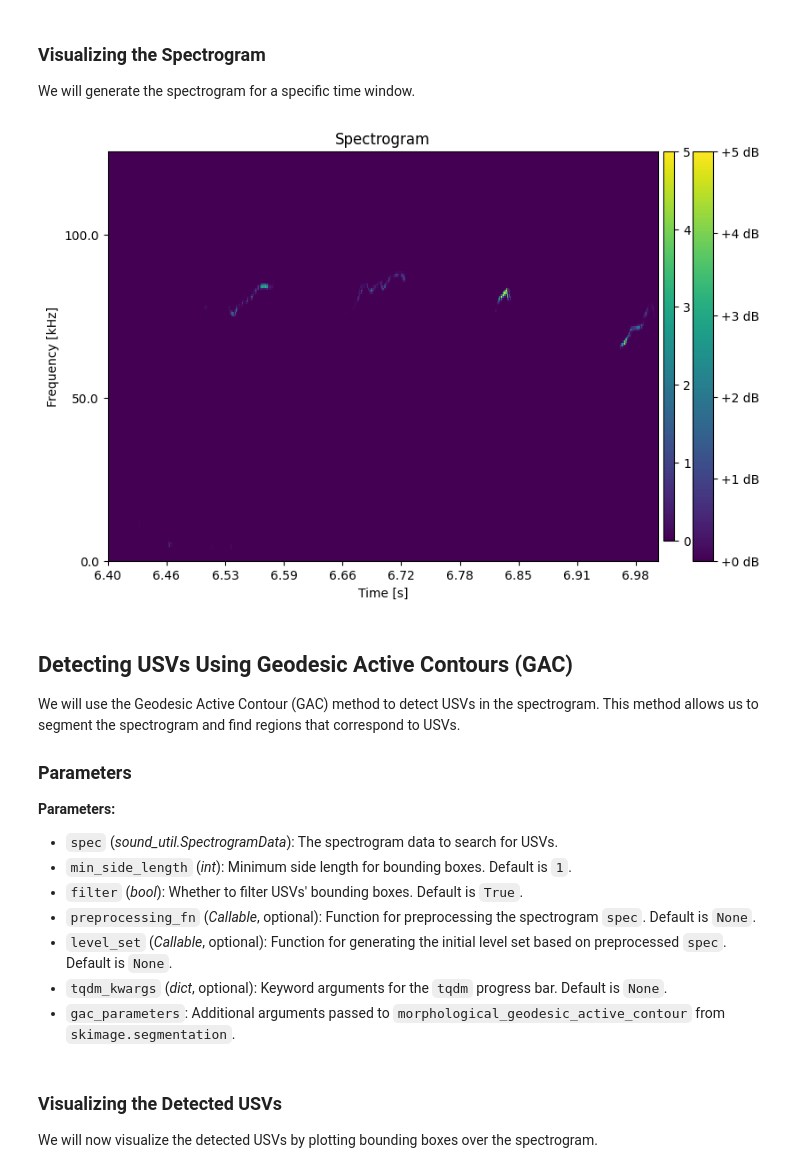
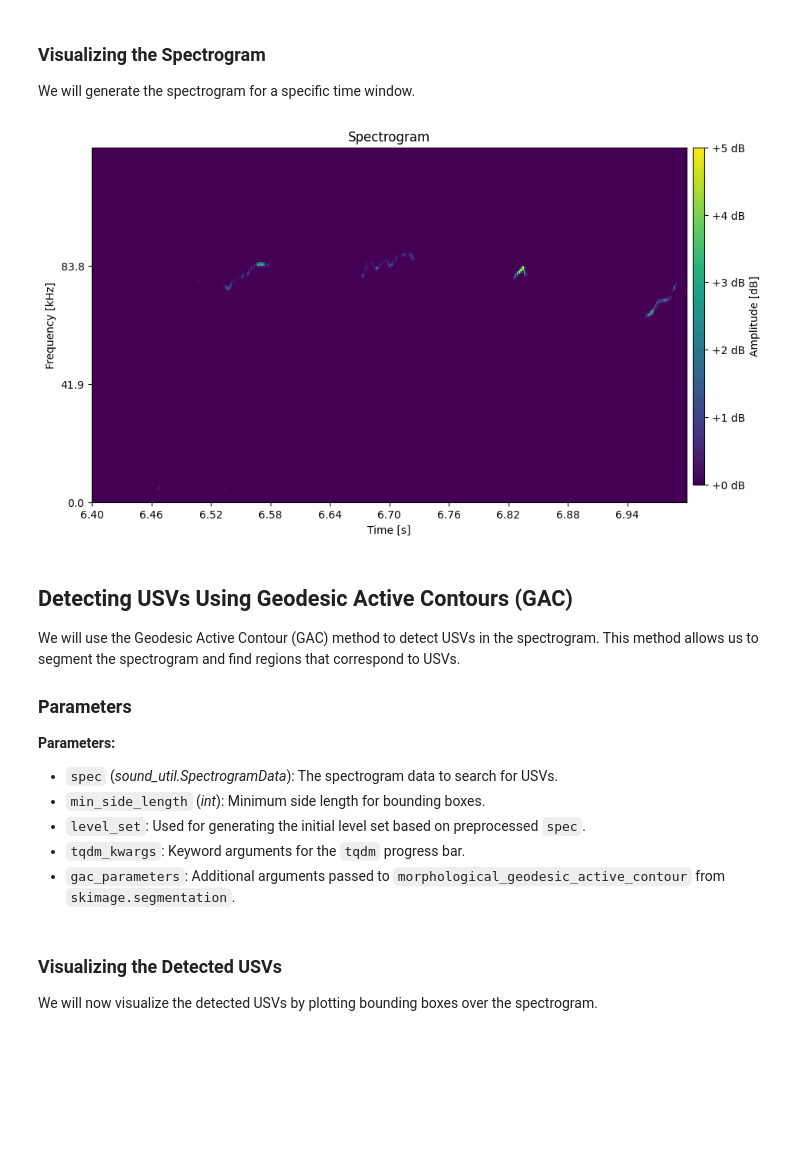
Before and after one commit to JosephTheMoUSE/MoUSE, a Jupyter notebook: notebooks/Spectrogram-CNN-Classifier.ipynb, the cells around one changed output. Drawn from its saved outputs; the diff is of its cells as text; code cells hidden in the pictures; blank space fills up the shorter version.

```diff
--- a/notebooks/Spectrogram-CNN-Classifier.ipynb
+++ b/notebooks/Spectrogram-CNN-Classifier.ipynb
@@ -58,6 +60,8 @@ Next, we will generate a spectrogram of the audio data to visualize its frequenc
 - `t_start` (*float*, optional): The start time (in seconds) for the spectrogram. Default is `None` (start from the beginning).
 - `t_end` (*float*, optional): The end time (in seconds) for the spectrogram. Default is `None` (go until the end).
 # %%
+# Generate the spectrogram for a specific time window
+
 # Parameters for spectrogram
 n_fft = 400
 win_length = None
@@ -67,7 +71,7 @@ center = True
 pad_mode = 'reflect'
 vmax = 5
 t_start = 6.4  # Start time in seconds
-t_end = 7.0    # End time in seconds
+t_end = 7    # End time in seconds
 
 # Set default window length and hop length if not provided
 win_length = n_fft if win_length is None else win_length
@@ -107,22 +111,42 @@ We will generate the spectrogram for a specific time window.
 # %%
 # Plot the spectrogram
 fig, ax = plt.subplots(figsize=(10, 6))
 ax.set_facecolor('#2e004f')
-spectrogram_color_mesh = visualization.draw_spectrogram(
-    spec_data,
-    ax=ax,
-    vmax=vmax
-)
+cmap = rcParams["image.cmap"]
+time_format: str = "{:.2f}"
+freq_format: str = "{:.1f}"
+xticks_limit: int = 10
+yticks_limit: int = 3
 
-fig.colorbar(spectrogram_color_mesh, ax=ax, format='%+2.0f dB')
+spec = sound_util.SpectrogramData
+
+colormesh = ax.pcolormesh(spec_data.spec, cmap=cmap, vmax=vmax)
+ax_colorbar = ax.inset_axes([1.01, 0.05, 0.02, 0.95])
+cb = colorbar.Colorbar(ax=ax_colorbar, mappable=colormesh, orientation="vertical", format='%+2.0f dB')
+
+# Format labels for x-axis
+x_labels = [time_format.format(t) if 0 <= idx < len(spec_data.times) else ""
+            for idx, t in enumerate(spec_data.times)]
+ax.set_xticks(range(0, len(spec_data.times), max(1, len(spec_data.times) // xticks_limit)))
+ax.set_xticklabels([x_labels[i] for i in ax.get_xticks()])
+ax.set_xlabel("Time [s]")
+
+# Format labels for y-axis
+y_labels = [freq_format.format(f / 1000) if 0 <= idx < len(spec_data.freqs) else ""
+            for idx, f in enumerate(spec_data.freqs)]
+ax.set_yticks(range(0, len(spec_data.freqs), max(1, len(spec_data.freqs) // yticks_limit)))
+ax.set_yticklabels([y_labels[i] for i in ax.get_yticks()])
+ax.set_ylabel("Frequency [kHz]")
+
+cb.set_label('Amplitude [dB]')
 ax.set_title('Spectrogram', color='black')
 ax.set_xlabel('Time [s]', color='black')
 ax.set_ylabel('Frequency [kHz]', color='black')
 ax.tick_params(colors='black')
 
 fig.patch.set_facecolor('white')
 # %% [output]
-[figure, old version]
+[figure, new version]
 # %% [markdown]
 ## Detecting USVs Using Geodesic Active Contours (GAC)
 
@@ -133,11 +157,9 @@ We will use the Geodesic Active Contour (GAC) method to detect USVs in the spect
 **Parameters:**
 
 - `spec` (*sound_util.SpectrogramData*): The spectrogram data to search for USVs.
-- `min_side_length` (*int*): Minimum side length for bounding boxes. Default is `1`.
-- `filter` (*bool*): Whether to filter USVs' bounding boxes. Default is `True`.
-- `preprocessing_fn` (*Callable*, optional): Function for preprocessing the spectrogram `spec`. Default is `None`.
-- `level_set` (*Callable*, optional): Function for generating the initial level set based on preprocessed `spec`. Default is `None`.
-- `tqdm_kwargs` (*dict*, optional): Keyword arguments for the `tqdm` progress bar. Default is `None`.
+- `min_side_length` (*int*): Minimum side length for bounding boxes.
+- `level_set`: Used for generating the initial level set based on preprocessed `spec`.
+- `tqdm_kwargs`: Keyword arguments for the `tqdm` progress bar.
 - `gac_parameters`: Additional arguments passed to `morphological_geodesic_active_contour` from `skimage.segmentation`.
 # %%
 # Detect USVs using GAC
```
Also changed, not shown: parts of 5 cells of this notebook, 1 other file.
